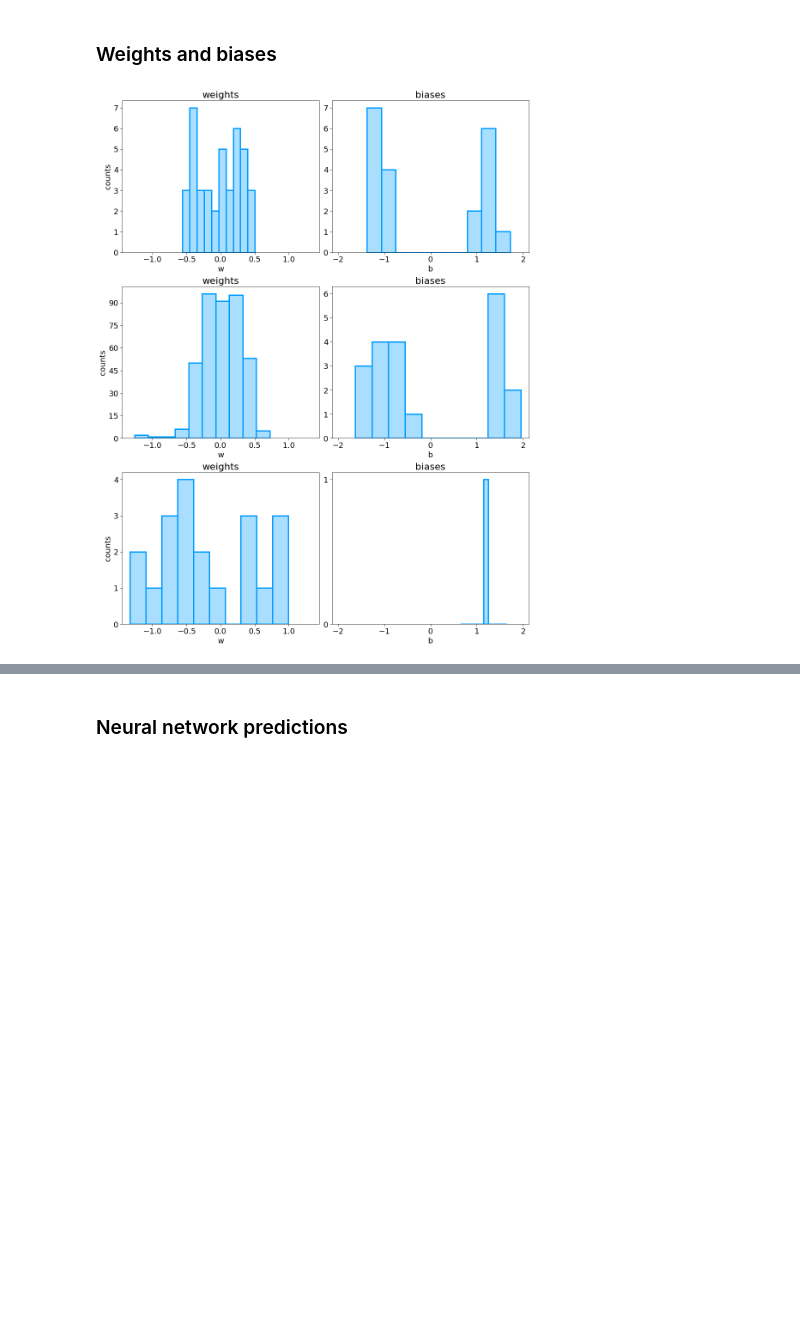
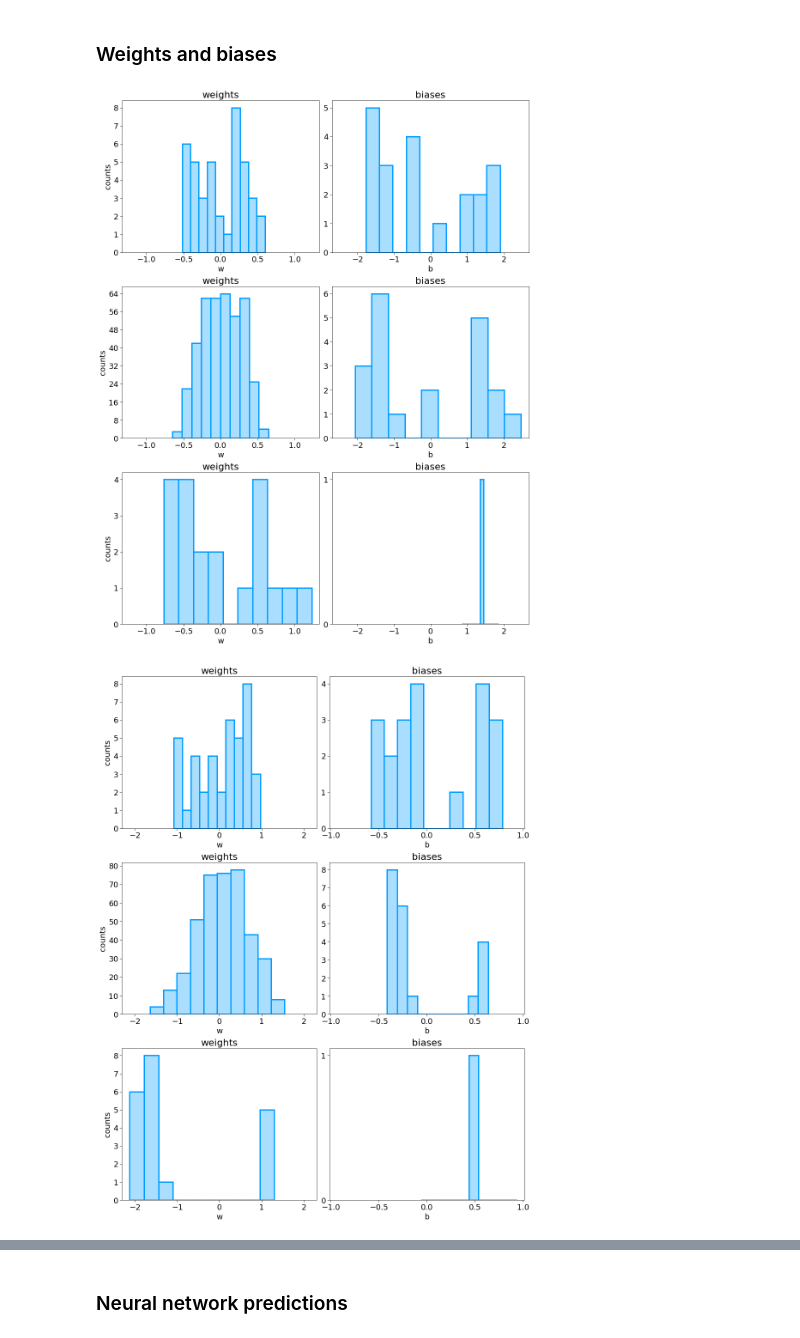
Before and after one commit to niklai99/LCP-modB, a Jupyter notebook: 02-DNN/02-DNN-3.ipynb, the cells around one changed output, grey strips where cells are left out. Drawn from its saved outputs; the diff is of its cells as text; code cells hidden in the pictures; blank space fills up the shorter version.

```diff
--- a/02-DNN/02-DNN-3.ipynb
+++ b/02-DNN/02-DNN-3.ipynb
@@ -325,15 +343,16 @@ plt.show()
 # %% [markdown]
 ### Weights and biases
 # %%
-test_nn = networks[0]
+for network in networks:
 
-weights = test_nn.get_weights()
+    weights = network.get_weights()
 
-axes = plot_utils.plot_weights(
-    weights = weights,
-    figsize = (14, 18),
-)
+    axes = plot_utils.plot_weights(
+        weights = weights,
+        figsize = (14, 18),
+    )
 
-plt.show()
+    plt.show()
 # %% [output]
-[figure, old version]
+[figure, new version]
+[figure, added]
```
Also changed, not shown: parts of 19 cells of this notebook, 3 other files.
